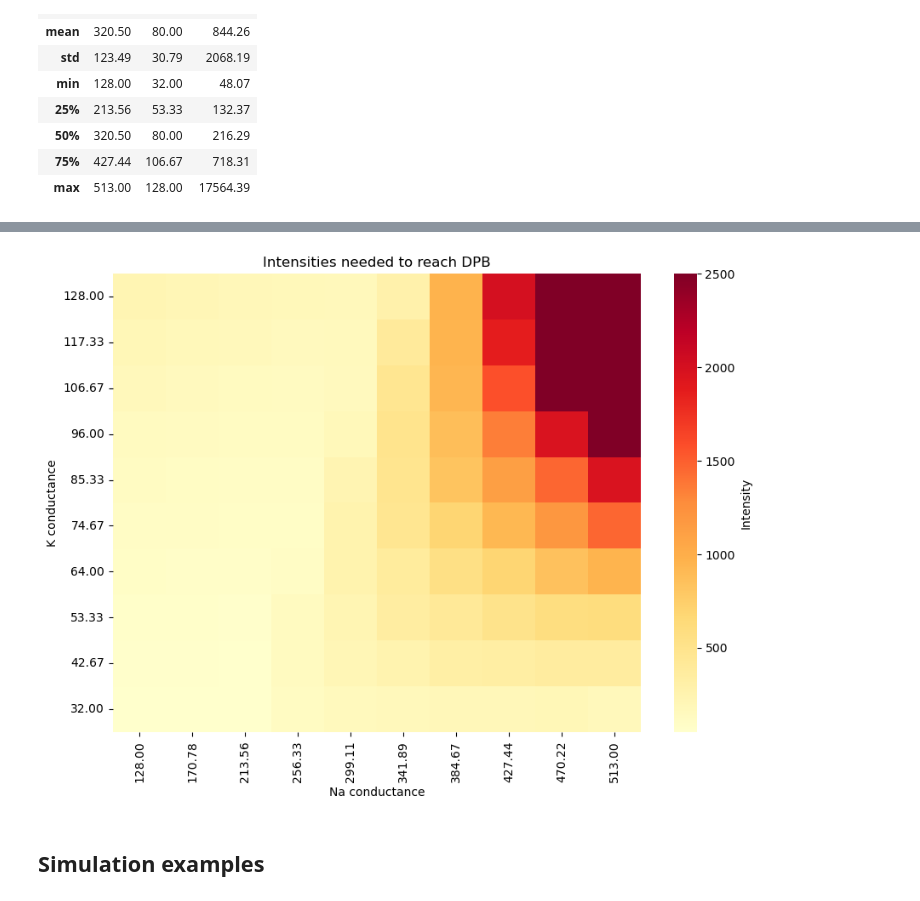
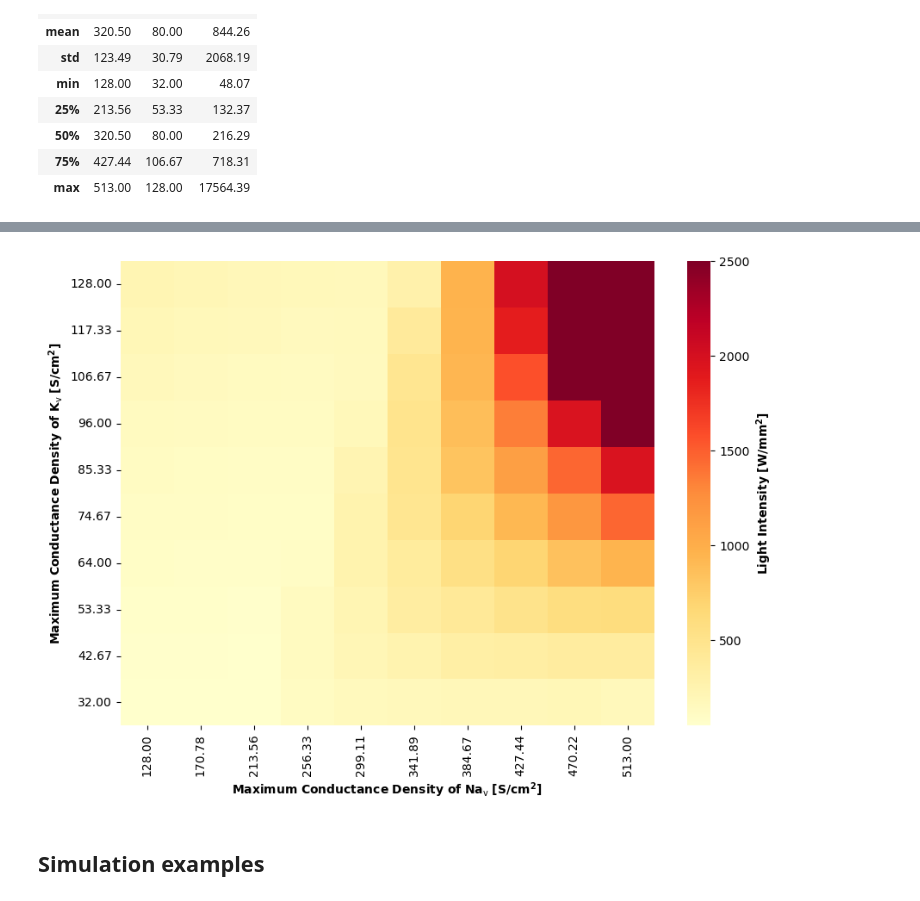
Before and after one commit to tobiasmarek/simneurostim-analysis, a Jupyter notebook: param_search.ipynb, the cells around one changed output, grey strips where cells are left out. Saved outputs shown, nothing was run; the diff lists cells and outputs as text; code cells hidden in the pictures.

```diff
--- a/param_search.ipynb
+++ b/param_search.ipynb
@@ -306,23 +302,23 @@ INTENSITY NEEDED TO INDUCE DPB IN REDUCED MODEL WITH DEFAULT CONDUCTANCE PARAMET
 # %%
 import seaborn as sns
 
 pivoted_df = results.pivot(index="k", columns="na", values="intensity")
 reversed_df = pivoted_df.iloc[::-1]  # This reverses the order of rows
 
 plt.figure(figsize=(10, 7))
 ax = sns.heatmap(reversed_df, cmap="YlOrRd", vmax=2500)
 
 ax.set_xticklabels([f"{float(tick.get_text()):.2f}" for tick in ax.get_xticklabels()])
 ax.set_yticklabels([f"{float(tick.get_text()):.2f}" for tick in ax.get_yticklabels()])
 
-ax.set_title("Intensities needed to reach DPB") # min_elev = -40, last = 0.25, mean, first spike adjusted
-ax.set_xlabel('Na conductance')
-ax.set_ylabel('K conductance')
-ax.collections[0].colorbar.set_label('Intensity')
+# ax.set_title("") # Intensities needed to reach DPB # min_elev = -40, last = 0.25, mean, first spike adjusted
+ax.set_xlabel(r'$\mathbf{Maximum \ Conductance \ Density \ of \ Na_{\text{v}} \ [S/cm^2]}$')
+ax.set_ylabel(r'$\mathbf{Maximum \ Conductance \ Density \ of \ K_{\text{v}} \ [S/cm^2]}$')
+ax.collections[0].colorbar.set_label(r'$\mathbf{Light \ Intensity \ [W/mm^2]}$')
 
-# plt.savefig('heatmap_dpb_intensities.pdf', dpi=300)
+# plt.savefig('heatmap_dpb_intensities.png', dpi=300, bbox_inches='tight')
 # %% [output]
-[figure, old version]
+[figure, new version]
 # %% [markdown]
 ## Simulation examples
 # %% [markdown]
```
Also changed, not shown: parts of 12 cells of this notebook.
